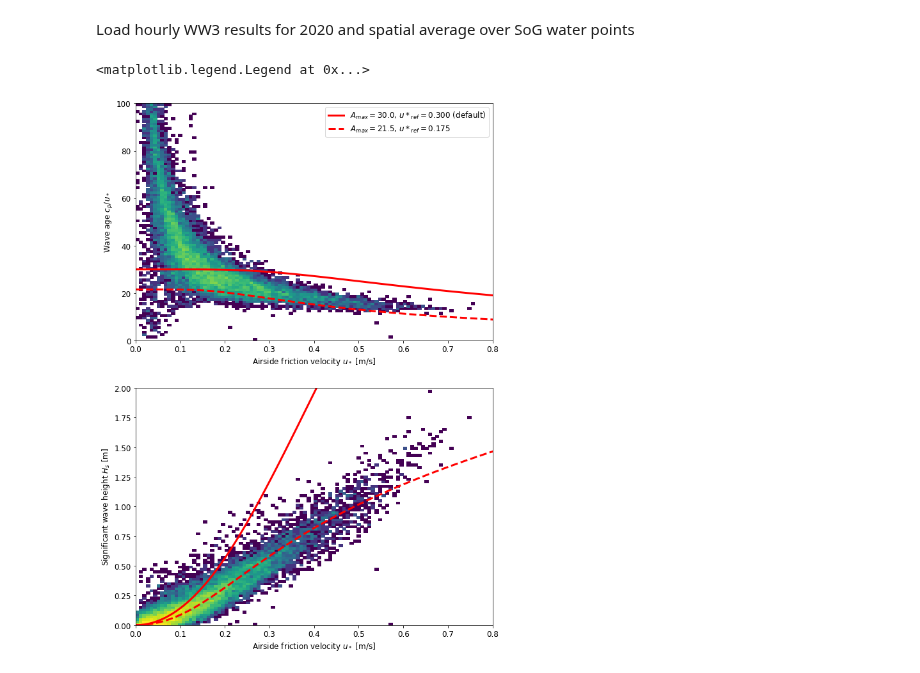
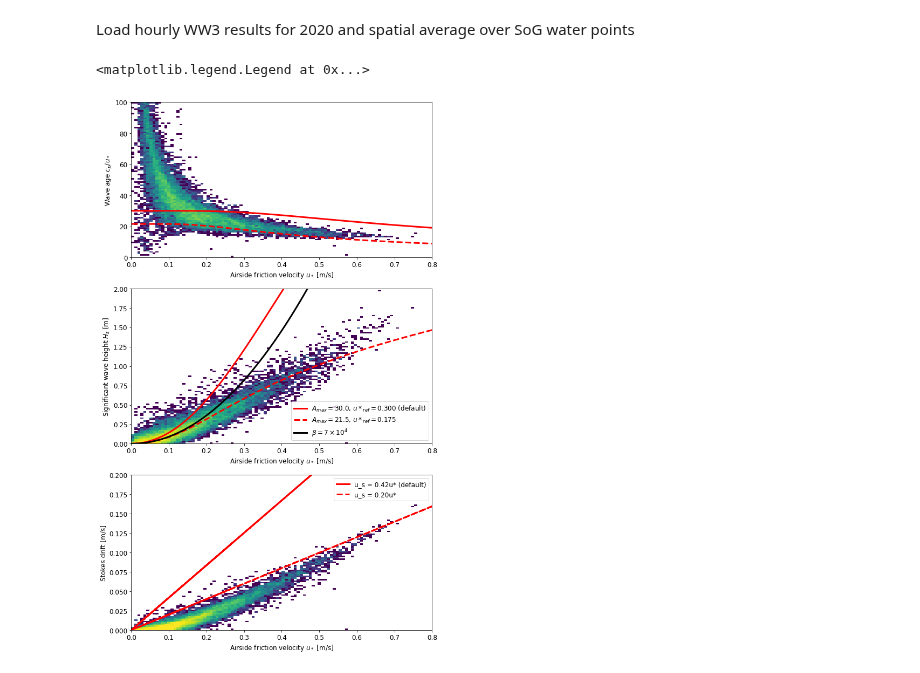
Before and after one commit to SalishSeaCast/analysis-ben, a Jupyter notebook: notebooks/wavemixing.ipynb, the cells around one changed output. Cells and saved outputs as stored; diff of their text form; code cells hidden in the pictures.

```diff
--- a/notebooks/wavemixing.ipynb
+++ b/notebooks/wavemixing.ipynb
@@ -71,26 +71,29 @@ with xr.open_dataset(nc_tools.get_WW3_path(startdate)) as ds:
     mask = ds.MAPSTA.isel(slc).values.ravel().astype(bool)
 
 # Loop through each day of hourly results files and extract variables
-Hs, cp, u2 = [], [], []
+Hs, cp, us2, uw2 = [], [], [], []
 for day in tqdm(range(360)):
     fn = nc_tools.get_WW3_path(startdate + timedelta(days=day))
     with xr.open_dataset(fn).isel(slc) as ds:
-        hs, lm, t02, u, v = [ds[var].values.reshape(48, -1)[:, mask].mean(axis=1) for var in ('hs', 'lm', 't02', 'uwnd', 'vwnd')]
+        hs, lm, t02, us, vs, uw, vw = [ds[var].values.reshape(48, -1)[:, mask].mean(axis=1) for var in ('hs', 'lm', 't02', 'uuss', 'vuss', 'uwnd', 'vwnd')]
         Hs.append(hs)
         cp.append(lm/t02)
-        u2.append(u**2 + v**2)
+        us2.append(us**2 + vs**2)
+        uw2.append(uw**2 + vw**2)
 
 # Concatenate arrays
 Hs = np.hstack(Hs)
 cp = np.hstack(cp)
-u2 = np.hstack(u2)
+us2 = np.hstack(us2)
+uw2 = np.hstack(uw2)
 # %%
 # Calculate diagnostics
-rho_ratio, g = 28, 9.81
-ustar = np.sqrt(calc_Cd(u2) * u2)
+rho_ratio, g, rho_air, rho_0 = 28, 9.81, 1.225, 1e3
+ustar = np.sqrt(calc_Cd(uw2) * uw2)
+ustokes = np.sqrt(us2)
 ustar_plot = np.linspace(0.001, 1, 100)
 index = ustar > 0
-Hs, cp, ustar = Hs[index], cp[index], ustar[index]
+Hs, cp, ustokes, ustar = Hs[index], cp[index], ustokes[index], ustar[index]
 # %%
 def calc_waveage(ustar, A_max, ustar_ref):
     return A_max * np.tanh(2 * ustar_ref / ustar)
@@ -101,25 +104,35 @@ def calc_Hs(ustar, A_max, ustar_ref):
 p0 = [30, 0.3]
 functions = {'waveage': calc_waveage, 'Hs': calc_Hs}
 # %%
-fig, axs = plt.subplots(2, 1, figsize=(10, 15))
+fig, axs = plt.subplots(3, 1, figsize=(10, 18))
 xlim, xlabel = [0, 0.8], 'Airside friction velocity $u_*$ [m/s]'
-for ax, func, yplot, ymax, ylabel in zip(axs, ['waveage', 'Hs'], [cp/ustar, Hs], [100, 2], ['Wave age $c_p/u_*$', 'Significant wave height $H_s$ [m]']):
+for ax, func, yplot, ymax, ylabel in zip(axs, ['waveage', 'Hs', 'ustokes'], [cp/ustar, Hs, ustokes], [100, 2, 0.2], ['Wave age $c_p/u_*$', 'Significant wave height $H_s$ [m]', 'Stokes drift [m/s]']):
     ylim = [0, ymax]
     _, _, _, c = ax.hist2d(ustar, yplot, bins=100, range=[xlim, ylim], norm=colors.LogNorm(vmin=1, vmax=100))
 
-    yfit = functions[func](ustar_plot, *p0)
-    label = f'$A_{{max}}=${p0[0]:.1f}, $u*_{{ref}}=${p0[1]:.3f} (default)'
-    ax.plot(ustar_plot, yfit, 'r-', lw=3, label=label)
-    popt, pcov = curve_fit(calc_Hs, ustar, Hs, p0=p0)
-    yfit = functions[func](ustar_plot, *popt)
-    label = f'$A_{{max}}=${popt[0]:.1f}, $u*_{{ref}}=${popt[1]:.3f}'
-    ax.plot(ustar_plot, yfit, 'r--', lw=3, label=label)
+    if func == 'ustokes':
+        slope = 0.377 * np.sqrt(1.225)
+        ax.plot(ustar, slope * ustar, 'r-', lw=3, label=f'u_s = {slope:.2f}u* (default)')
+        slope = 0.18 * np.sqrt(1.225)
+        ax.plot(ustar, slope * ustar, 'r--', lw=3, label=f'u_s = {slope:.2f}u*')
+    else:
+        yfit = functions[func](ustar_plot, *p0)
+        label = f'$A_{{max}}=${p0[0]:.1f}, $u*_{{ref}}=${p0[1]:.3f} (default)'
+        ax.plot(ustar_plot, yfit, 'r-', lw=3, label=label)
+        popt, pcov = curve_fit(calc_Hs, ustar, Hs, p0=p0)
+        yfit = functions[func](ustar_plot, *popt)
+        label = f'$A_{{max}}=${popt[0]:.1f}, $u*_{{ref}}=${popt[1]:.3f}'
+        ax.plot(ustar_plot, yfit, 'r--', lw=3, label=label)
 
     ax.set_xlim(xlim)
     ax.set_ylim(ylim)
     ax.set_xlabel(xlabel)
     ax.set_ylabel(ylabel)
-axs[0].legend()
+axs[1].plot(ustar_plot, 7e4* (ustar_plot / rho_ratio)**2 / g, 'k-', lw=3, label='$\\beta = 7\\times10^4$')
+axs[1].legend(loc=4)
+axs[2].legend()
+
+#fig.savefig('/home/bmoorema/Desktop/waveparameters.pdf', dpi=300, bbox_inches='tight')
 # %% [output]
 <matplotlib.legend.Legend at 0x...>
-[figure, old version]
+[figure, new version]
```
Also changed, not shown: parts of 2 cells of this notebook, 2 other files.
